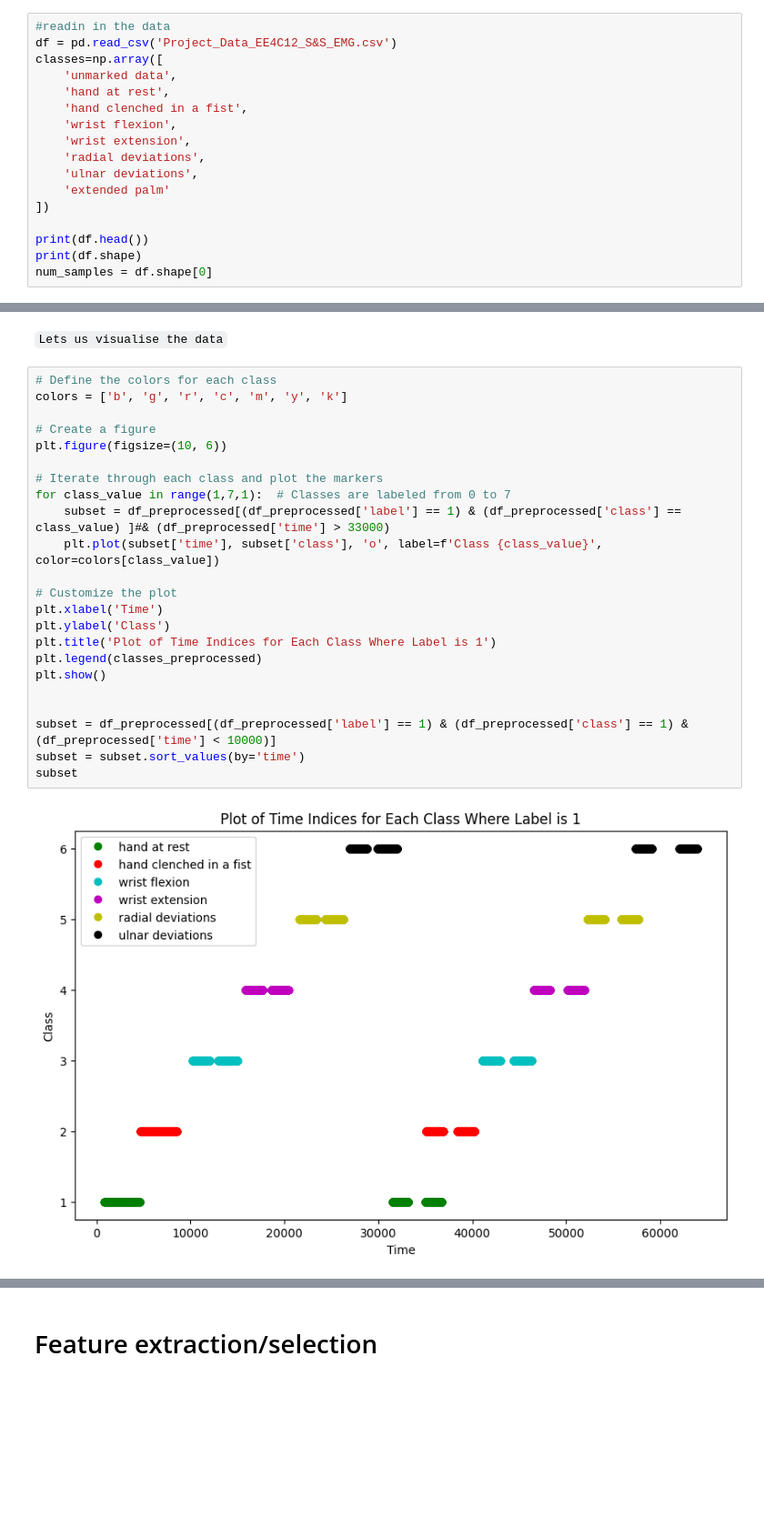
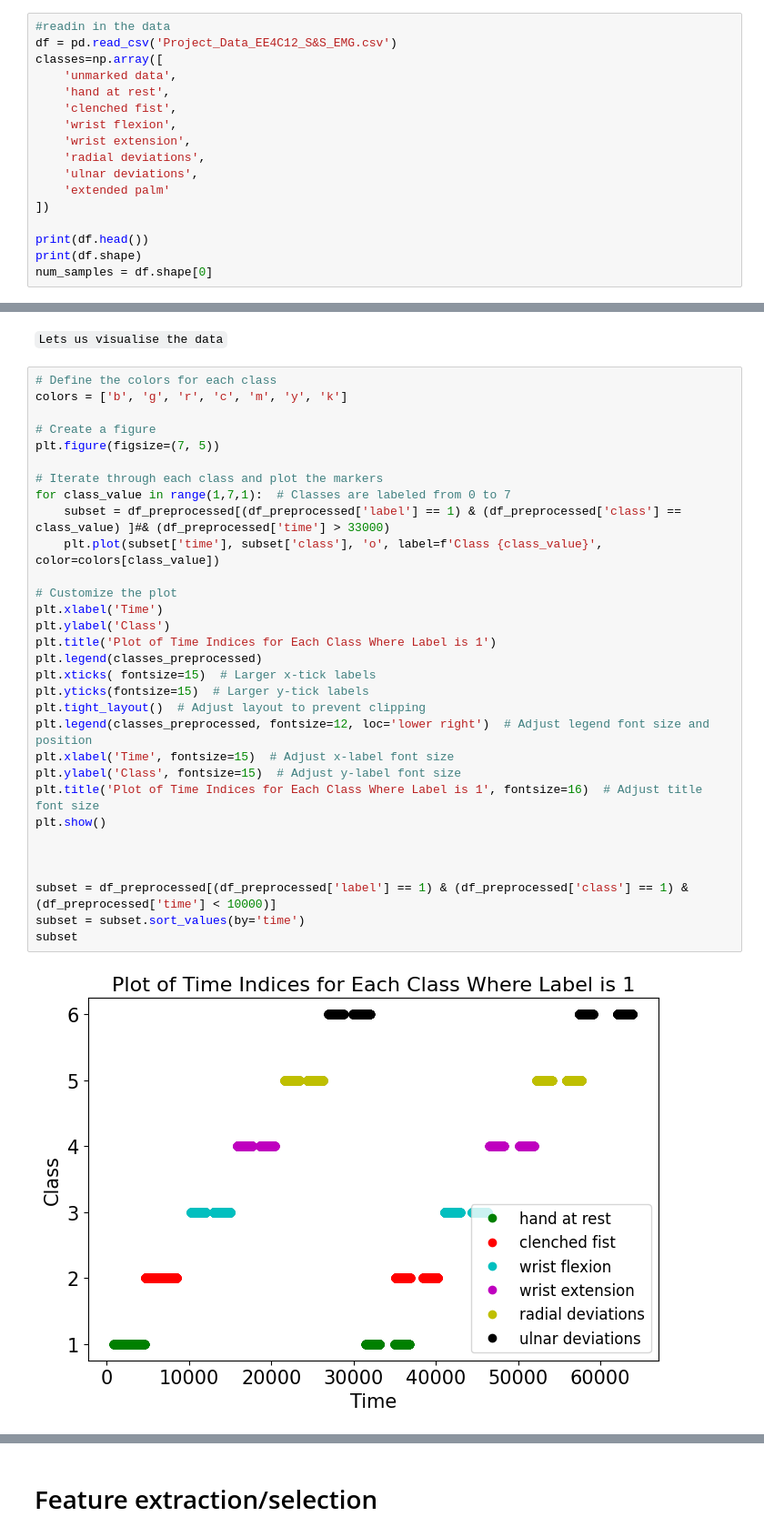
Before and after one commit to FrankDelft/ML_EE_EMG, a Jupyter notebook: main.ipynb, the cells around one changed output, grey strips where cells are left out. Shown at 91% size. Saved outputs shown, nothing was run; the diff lists cells and outputs as text; blank space fills up the shorter version.

```diff
--- a/main.ipynb
+++ b/main.ipynb
@@ -46,7 +47,7 @@ df = pd.read_csv('Project_Data_EE4C12_S&S_EMG.csv')
 classes=np.array([
     'unmarked data',
     'hand at rest',
-    'hand clenched in a fist',
+    'clenched fist',
     'wrist flexion',
     'wrist extension',
     'radial deviations',
@@ -201,28 +209,36 @@ Lets us visualise the data
 # %%
 # Define the colors for each class
 colors = ['b', 'g', 'r', 'c', 'm', 'y', 'k']
 
 # Create a figure
-plt.figure(figsize=(10, 6))
+plt.figure(figsize=(7, 5))
 
 # Iterate through each class and plot the markers
 for class_value in range(1,7,1):  # Classes are labeled from 0 to 7
     subset = df_preprocessed[(df_preprocessed['label'] == 1) & (df_preprocessed['class'] == class_value) ]#& (df_preprocessed['time'] > 33000)
     plt.plot(subset['time'], subset['class'], 'o', label=f'Class {class_value}', color=colors[class_value])
 
 # Customize the plot
 plt.xlabel('Time')
 plt.ylabel('Class')
 plt.title('Plot of Time Indices for Each Class Where Label is 1')
 plt.legend(classes_preprocessed)
+plt.xticks( fontsize=15)  # Larger x-tick labels
+plt.yticks(fontsize=15)  # Larger y-tick labels
+plt.tight_layout()  # Adjust layout to prevent clipping
+plt.legend(classes_preprocessed, fontsize=12, loc='lower right')  # Adjust legend font size and position
+plt.xlabel('Time', fontsize=15)  # Adjust x-label font size
+plt.ylabel('Class', fontsize=15)  # Adjust y-label font size
+plt.title('Plot of Time Indices for Each Class Where Label is 1', fontsize=16)  # Adjust title font size
 plt.show()
+
 
 
 subset = df_preprocessed[(df_preprocessed['label'] == 1) & (df_preprocessed['class'] == 1) & (df_preprocessed['time'] < 10000)]
 subset = subset.sort_values(by='time')
 subset
 # %% [output]
-[figure, old version]
+[figure, new version]
 |  | time | channel1 | channel2 | channel3 | channel4 | channel5 | channel6 | channel7 | channel8 | class | ... |
 | 64012 | 880 | -0.00003 | -0.00004 | -0.00006 | -0.00006 | -0.00004 | -0.00002 | -0.00001 | -0.00002 | 1 | ... |
 | 64013 | 881 | -0.00003 | -0.00004 | -0.00006 | -0.00006 | -0.00004 | -0.00002 | -0.00001 | -0.00002 | 1 | ... |
```
Also changed, not shown: parts of 23 cells of this notebook.
